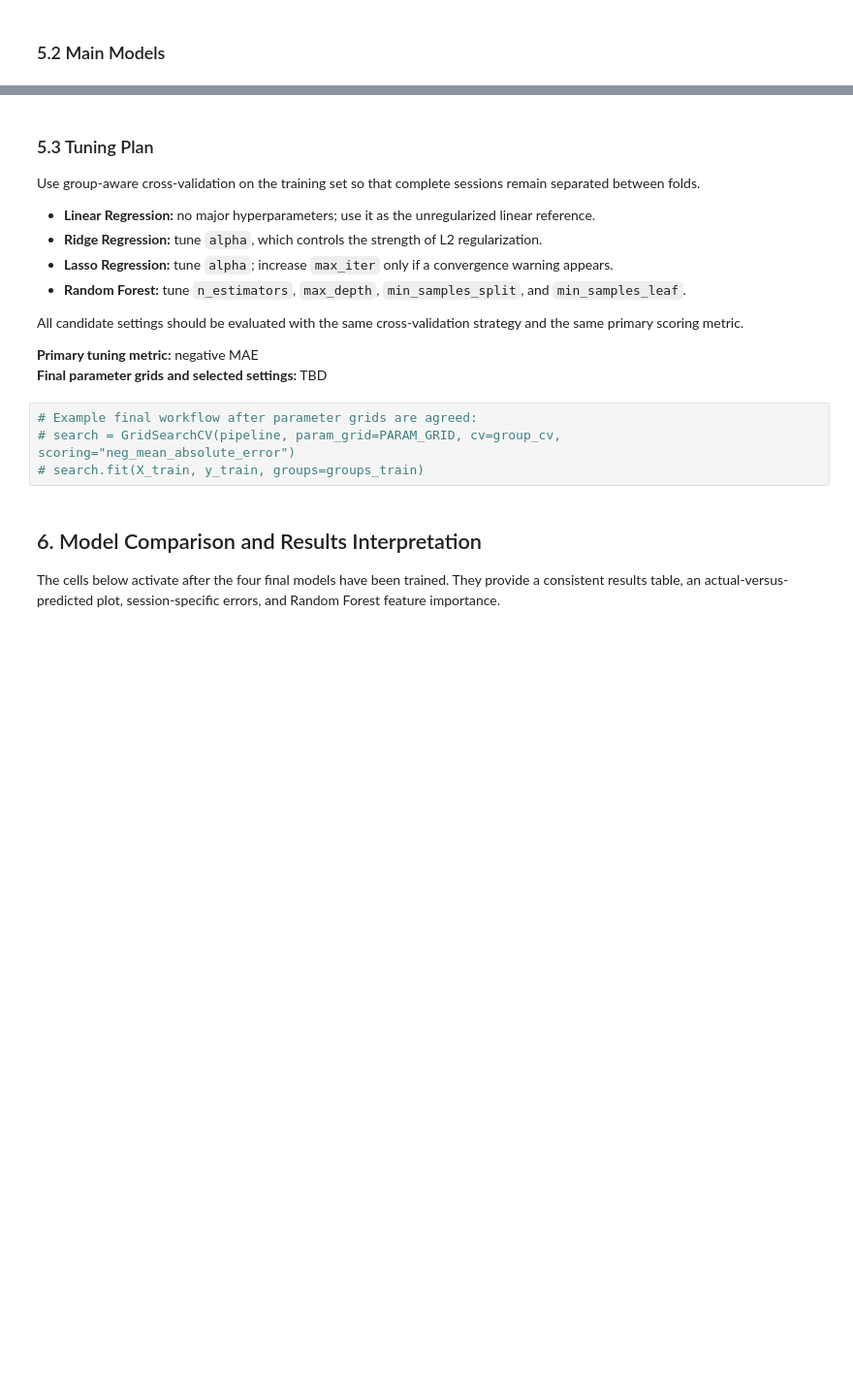
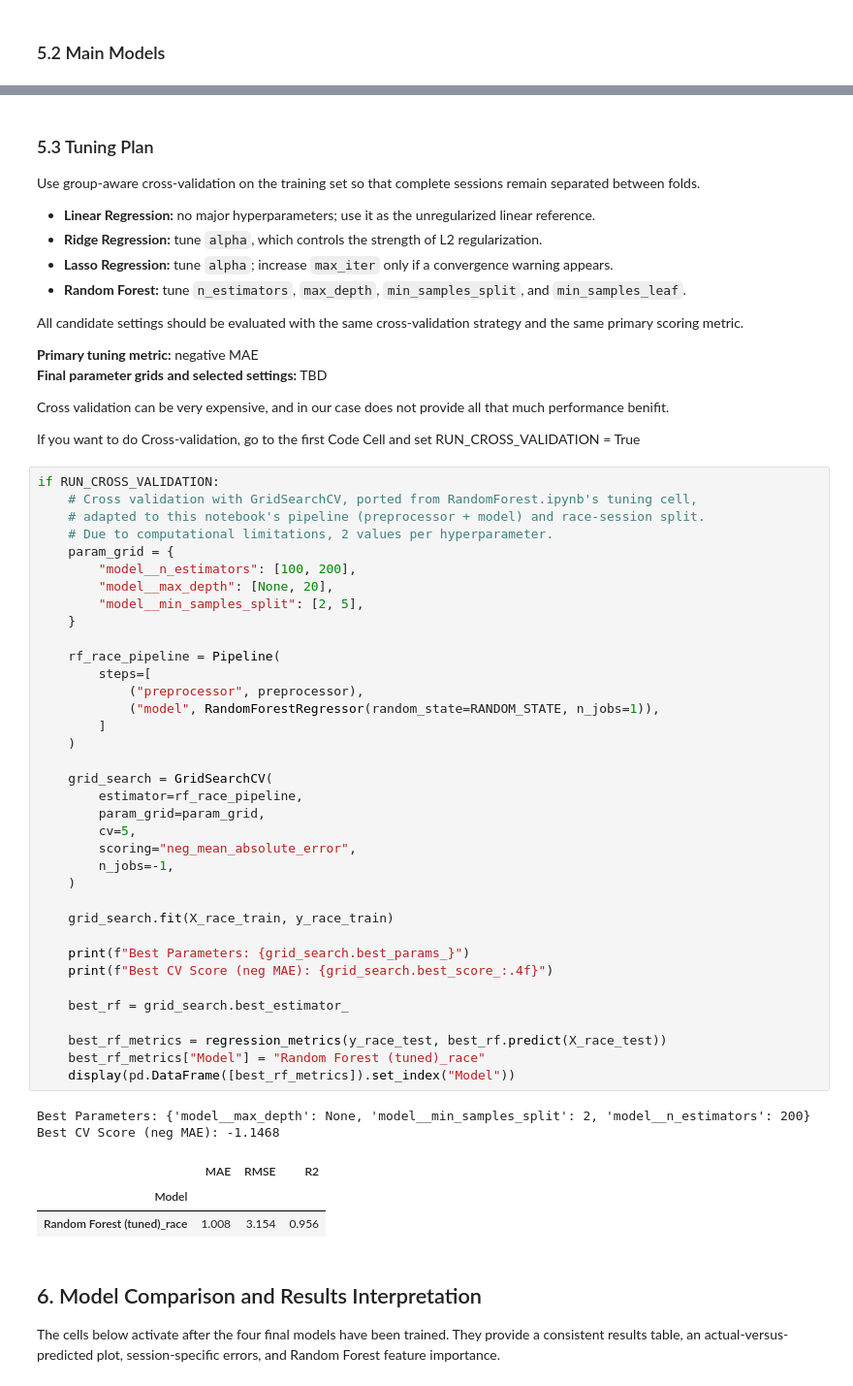
Before and after one commit to Sean-Staszewski/F1-Grand-Prix-Predictor, a Jupyter notebook: Project_Notebook_Results.ipynb, the cells around one changed output, grey strips where cells are left out. Shown at 97% size. Drawn from its saved outputs; the diff is of its cells as text; blank space fills up the shorter version.

```diff
--- a/Project_Notebook_Results.ipynb
+++ b/Project_Notebook_Results.ipynb
@@ -962,10 +1143,52 @@ All candidate settings should be evaluated with the same cross-validation strate
 
 **Primary tuning metric:** negative MAE
 **Final parameter grids and selected settings:** TBD
+
+Cross validation can be very expensive, and in our case does not provide all that much performance benifit.
+
+If you want to do Cross-validation, go to the first Code Cell and set RUN_CROSS_VALIDATION = True
 # %%
-# Example final workflow after parameter grids are agreed:
-# search = GridSearchCV(pipeline, param_grid=PARAM_GRID, cv=group_cv, scoring="neg_mean_absolute_error")
-# search.fit(X_train, y_train, groups=groups_train)
+if RUN_CROSS_VALIDATION:
+    # Cross validation with GridSearchCV, ported from RandomForest.ipynb's tuning cell,
+    # adapted to this notebook's pipeline (preprocessor + model) and race-session split.
+    # Due to computational limitations, 2 values per hyperparameter.
+    param_grid = {
+        "model__n_estimators": [100, 200],
+        "model__max_depth": [None, 20],
+        "model__min_samples_split": [2, 5],
+    }
+
+    rf_race_pipeline = Pipeline(
+        steps=[
+            ("preprocessor", preprocessor),
+            ("model", RandomForestRegressor(random_state=RANDOM_STATE, n_jobs=1)),
+        ]
+    )
+
+    grid_search = GridSearchCV(
+        estimator=rf_race_pipeline,
+        param_grid=param_grid,
+        cv=5,
+        scoring="neg_mean_absolute_error",
+        n_jobs=-1,
+    )
+
+    grid_search.fit(X_race_train, y_race_train)
+
+    print(f"Best Parameters: {grid_search.best_params_}")
+    print(f"Best CV Score (neg MAE): {grid_search.best_score_:.4f}")
+
+    best_rf = grid_search.best_estimator_
+
+    best_rf_metrics = regression_metrics(y_race_test, best_rf.predict(X_race_test))
+    best_rf_metrics["Model"] = "Random Forest (tuned)_race"
+    display(pd.DataFrame([best_rf_metrics]).set_index("Model"))
+# %% [output]
+Best Parameters: {'model__max_depth': None, 'model__min_samples_split': 2, 'model__n_estimators': 200}
+Best CV Score (neg MAE): -1.1468
+|  | MAE | RMSE | R2 |
+| Model |  |  |  |
+| Random Forest (tuned)_race | 1.008 | 3.154 | 0.956 |
 # %% [markdown]
 ## 6. Model Comparison and Results Interpretation
 
```
Also changed, not shown: parts of 23 cells of this notebook.
